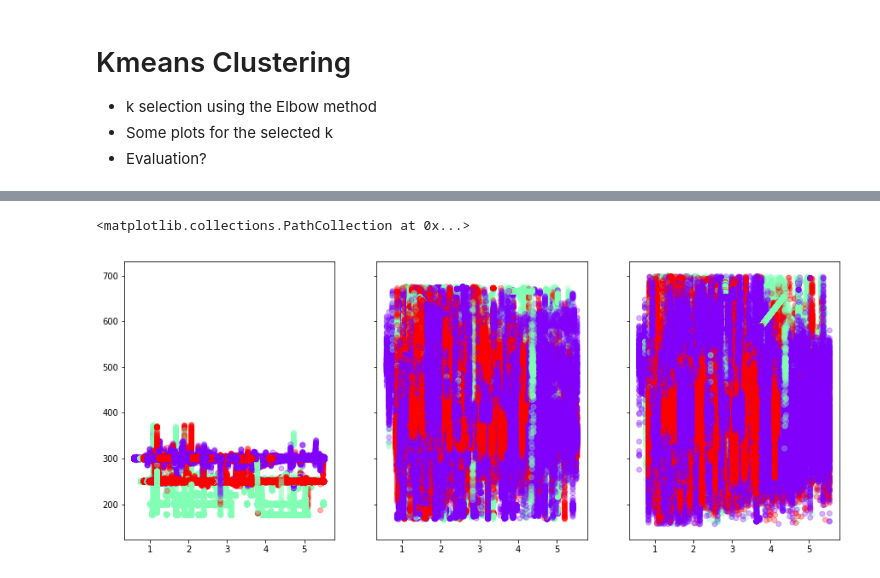
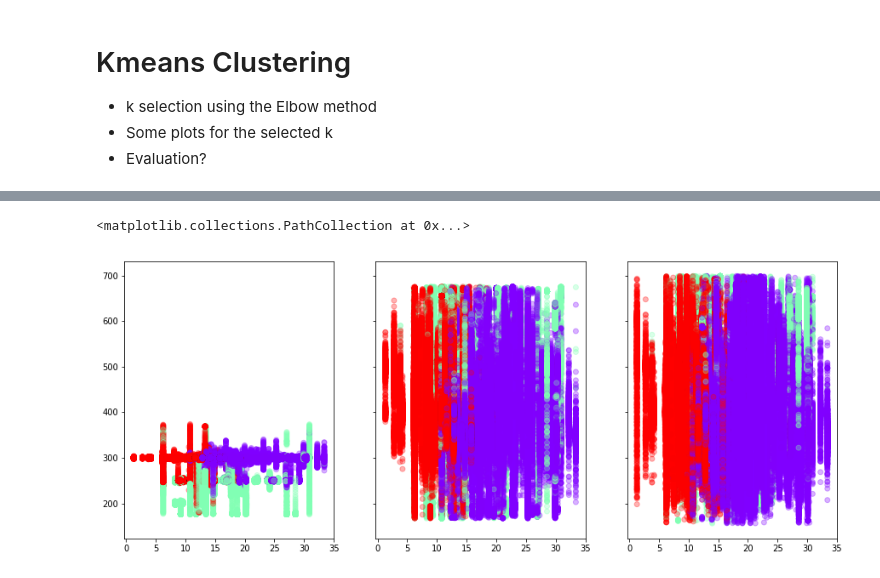
Before and after one commit to LeonardoSanBenitez/Loris-Industrial-Intelligence, a Jupyter notebook: pythonCodes/08 - Mining Dataset/Consuption Patterns.ipynb, the cells around one changed output, grey strips where cells are left out. Drawn from its saved outputs; the diff is of its cells as text; code cells hidden in the pictures.

```diff
--- a/pythonCodes/08 - Mining Dataset/Consuption Patterns.ipynb
+++ b/pythonCodes/08 - Mining Dataset/Consuption Patterns.ipynb
@@ -133,9 +170,9 @@ plt.scatter
 # %%
-f, (ax1, ax2, ax3) = plt.subplots(1, 3, sharey=True,figsize=(15,6))
+#f, (ax1, ax2, ax3) = plt.subplots(1, 3, sharey=True,figsize=(15,6))
 
-ax1.scatter(raw['% Silica Concentrate'], raw['Flotation Column 01 Air Flow'],c=model.labels_, cmap='rainbow', alpha=0.3)
-ax2.scatter(raw['% Silica Concentrate'], raw['Flotation Column 05 Level'],c=model.labels_, cmap='rainbow', alpha=0.3)
-ax3.scatter(raw['% Silica Concentrate'], raw['Flotation Column 06 Level'],c=model.labels_, cmap='rainbow', alpha=0.3)
+#ax1.scatter(raw['% Silica Feed'], raw[à 'Flotation Column 01 Air Flow'],c=model.labels_, cmap='rainbow', alpha=0.3)
+#ax2.scatter(raw['% Silica Feed'], raw['Flotation Column 05 Level'],c=model.labels_, cmap='rainbow', alpha=0.3)
+#ax3.scatter(raw['% Silica Feed'], raw['Flotation Column 06 Level'],c=model.labels_, cmap='rainbow', alpha=0.3)
 # %% [output]
 <matplotlib.collections.PathCollection at 0x...>
-[figure, old version]
+[figure, new version]
```
Also changed, not shown: parts of 16 cells of this notebook, 14 other files.
